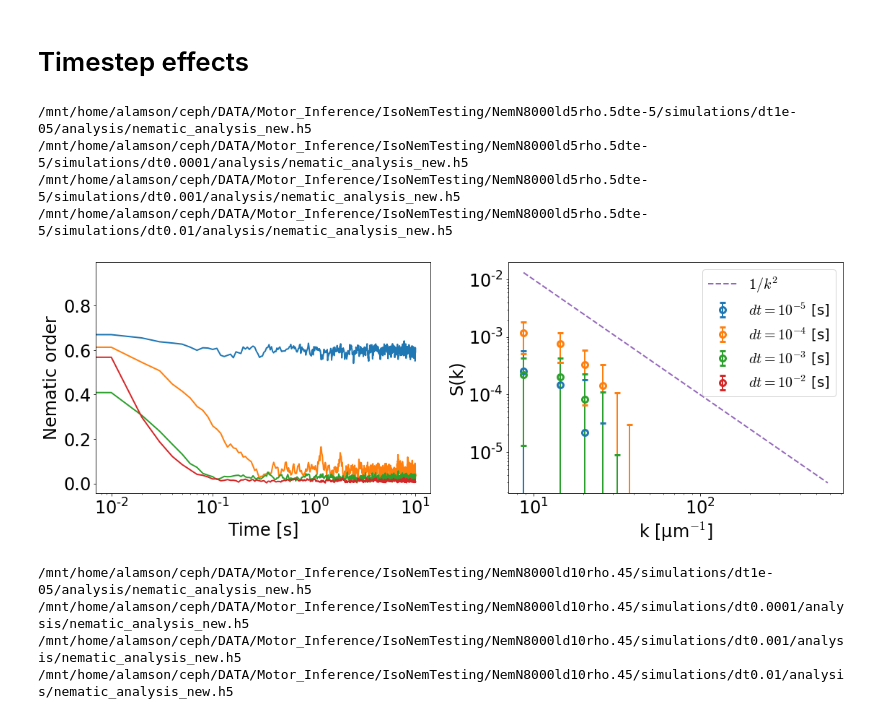
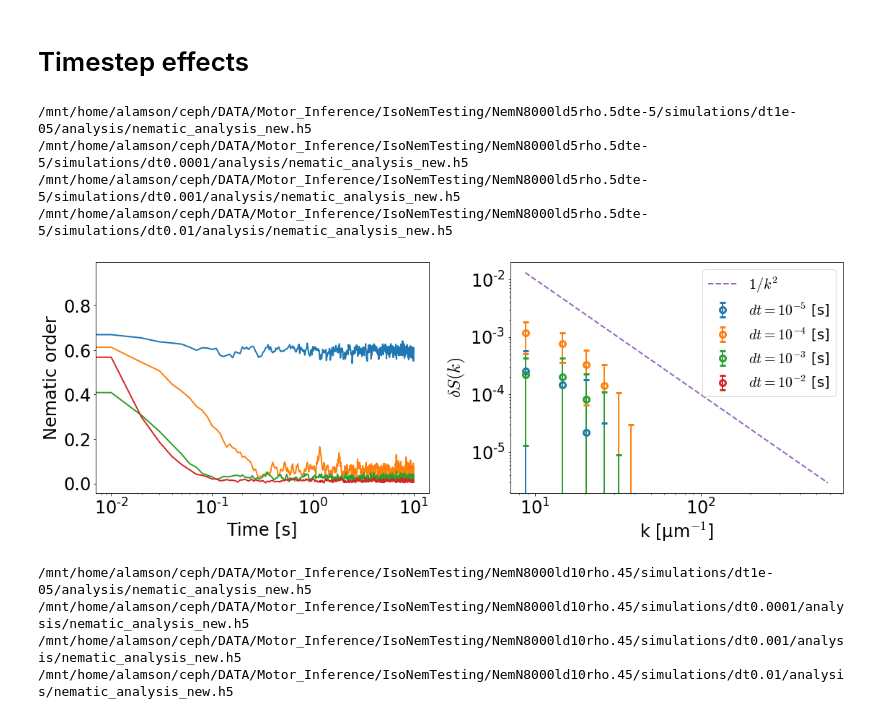
Before and after one commit to flatironinstitute/aLENS_analysis, a Jupyter notebook: notebooks/spindle/01b-iso_nematic_testing_rusty.ipynb, the cells around one changed output. Drawn from its saved outputs; the diff is of its cells as text; code cells hidden in the pictures.

```diff
--- a/notebooks/spindle/01b-iso_nematic_testing_rusty.ipynb
+++ b/notebooks/spindle/01b-iso_nematic_testing_rusty.ipynb
@@ -388,35 +435,35 @@ for key, data_ind in ind_dict.items():
     with h5py.File(data_files[data_ind], "r") as h5_data:
         print(data_files[data_ind])
         order = h5_data["nematic_order"][...]
         time_arr = h5_data["time"][...]
         dSx_arr = h5_data["nematic_fluctuation_x"][...]
         # dSz_arr = h5_data["nematic_fluctuation_z"][...]
         tk_arr = h5_data["k"][...]
 
 
     _ = axarr[0].semilogx(time_arr, order, label=key)
     _ = axarr[0].set_ylabel('Nematic order')
     _ = axarr[0].set_xlabel('Time [s]')
 
     _ = axarr[1].errorbar(tk_arr, dSx_arr.mean(axis=1), dSx_arr.std(axis=1), **marker_style, label=key)
 
 _ = axarr[1].loglog(
     tk_arr,
     (1.0 / (tk_arr ** 2)),
     label="$1/k^2$",
     linestyle="--",
 )
 
 _ = axarr[1].set_xlabel("k [μm$^{-1}$]")
-_ = axarr[1].set_ylabel("S(k)")
+_ = axarr[1].set_ylabel("$\delta S(k)$")
 _ = axarr[1].legend()
 fig.tight_layout()
 # %% [output]
 /mnt/home/alamson/ceph/DATA/Motor_Inference/IsoNemTesting/NemN8000ld5rho.5dte-5/simulations/dt1e-05/analysis/nematic_analysis_new.h5
 /mnt/home/alamson/ceph/DATA/Motor_Inference/IsoNemTesting/NemN8000ld5rho.5dte-5/simulations/dt0.0001/analysis/nematic_analysis_new.h5
 /mnt/home/alamson/ceph/DATA/Motor_Inference/IsoNemTesting/NemN8000ld5rho.5dte-5/simulations/dt0.001/analysis/nematic_analysis_new.h5
 /mnt/home/alamson/ceph/DATA/Motor_Inference/IsoNemTesting/NemN8000ld5rho.5dte-5/simulations/dt0.01/analysis/nematic_analysis_new.h5
-[figure, old version]
+[figure, new version]
 # %%
 # Long rods
 main_test_dir = Path("/mnt/home/alamson/ceph/DATA/Motor_Inference/IsoNemTesting")
```
Also changed, not shown: parts of 8 cells of this notebook.
